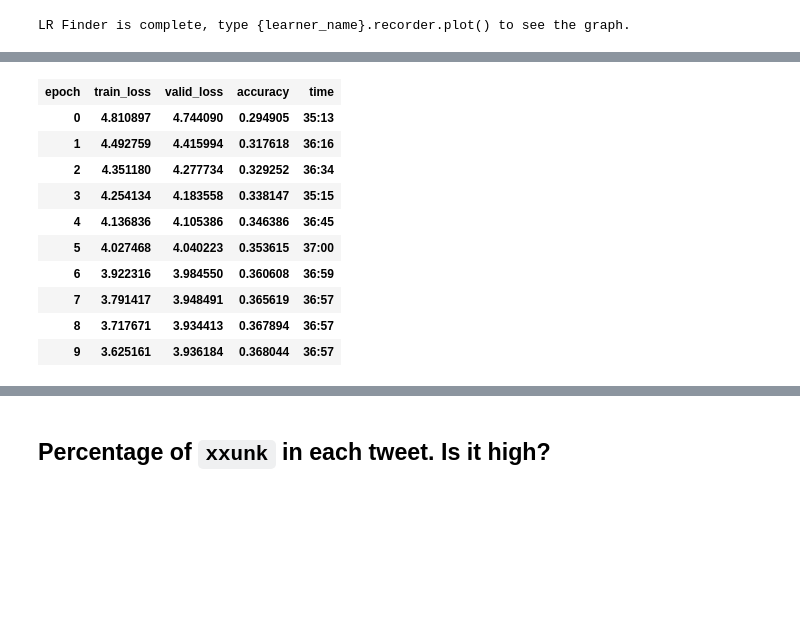
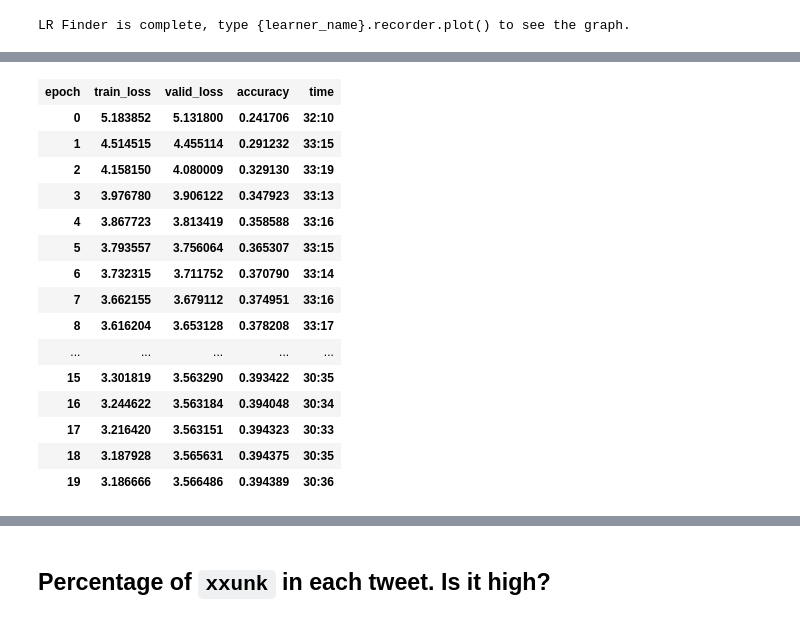
Before and after one commit to bfarzin/haha_2019, a Jupyter notebook: Tweets_Spanish_SP_LM_more_rules_RNN_Labelsmoothing_vocab15k.ipynb, the cells around one changed output, grey strips where cells are left out. Cells and saved outputs as stored; diff of their text form; code cells hidden in the pictures; blank space fills up the shorter version.

```diff
--- a/Tweets_Spanish_SP_LM_more_rules_RNN_Labelsmoothing_vocab15k.ipynb
+++ b/Tweets_Spanish_SP_LM_more_rules_RNN_Labelsmoothing_vocab15k.ipynb
@@ -217,3 +303,3 @@ learn.recorder.plot(skip_end=10)
 # %%
-learn.fit_one_cycle(10, 3e-3, moms=(0.6,0.4), wd=0.02, pct_start=0.2)
+learn.fit_one_cycle(20, 1e-3, moms=(0.6,0.4), wd=0.02, pct_start=0.2)
 # %% [output]
@@ -221,14 +307,19 @@ Total time: 6:04:58
 | epoch | train_loss | valid_loss | accuracy | time |
-| 0 | 4.810897 | 4.744090 | 0.294905 | 35:13 |
-| 1 | 4.492759 | 4.415994 | 0.317618 | 36:16 |
-| 2 | 4.351180 | 4.277734 | 0.329252 | 36:34 |
-| 3 | 4.254134 | 4.183558 | 0.338147 | 35:15 |
-| 4 | 4.136836 | 4.105386 | 0.346386 | 36:45 |
-| 5 | 4.027468 | 4.040223 | 0.353615 | 37:00 |
-| 6 | 3.922316 | 3.984550 | 0.360608 | 36:59 |
-| 7 | 3.791417 | 3.948491 | 0.365619 | 36:57 |
-| 8 | 3.717671 | 3.934413 | 0.367894 | 36:57 |
-| 9 | 3.625161 | 3.936184 | 0.368044 | 36:57 |
+| 0 | 5.183852 | 5.131800 | 0.241706 | 32:10 |
+| 1 | 4.514515 | 4.455114 | 0.291232 | 33:15 |
+| 2 | 4.158150 | 4.080009 | 0.329130 | 33:19 |
+| 3 | 3.976780 | 3.906122 | 0.347923 | 33:13 |
+| 4 | 3.867723 | 3.813419 | 0.358588 | 33:16 |
+| 5 | 3.793557 | 3.756064 | 0.365307 | 33:15 |
+| 6 | 3.732315 | 3.711752 | 0.370790 | 33:14 |
+| 7 | 3.662155 | 3.679112 | 0.374951 | 33:16 |
+| 8 | 3.616204 | 3.653128 | 0.378208 | 33:17 |
+| ... | ... | ... | ... | ... |
+| 15 | 3.301819 | 3.563290 | 0.393422 | 30:35 |
+| 16 | 3.244622 | 3.563184 | 0.394048 | 30:34 |
+| 17 | 3.216420 | 3.563151 | 0.394323 | 30:33 |
+| 18 | 3.187928 | 3.565631 | 0.394375 | 30:35 |
+| 19 | 3.186666 | 3.566486 | 0.394389 | 30:36 |
 # %%
 learn.recorder.plot_losses()
 # %% [output]
```
Also changed, not shown: parts of 27 cells of this notebook, 9 other files.
